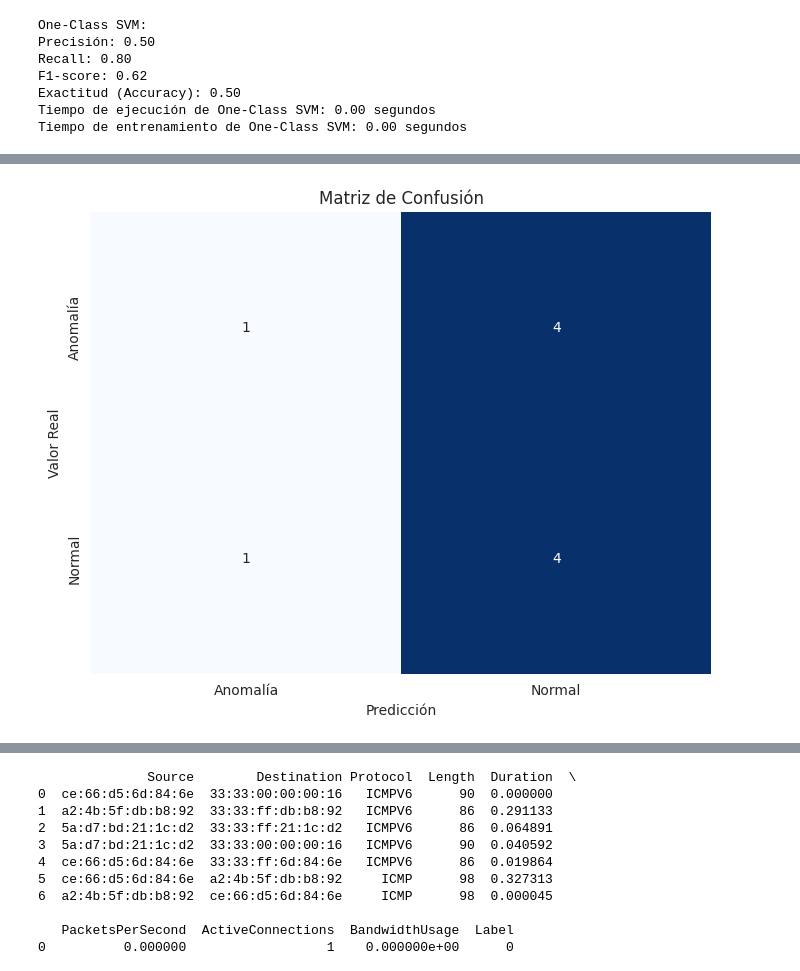
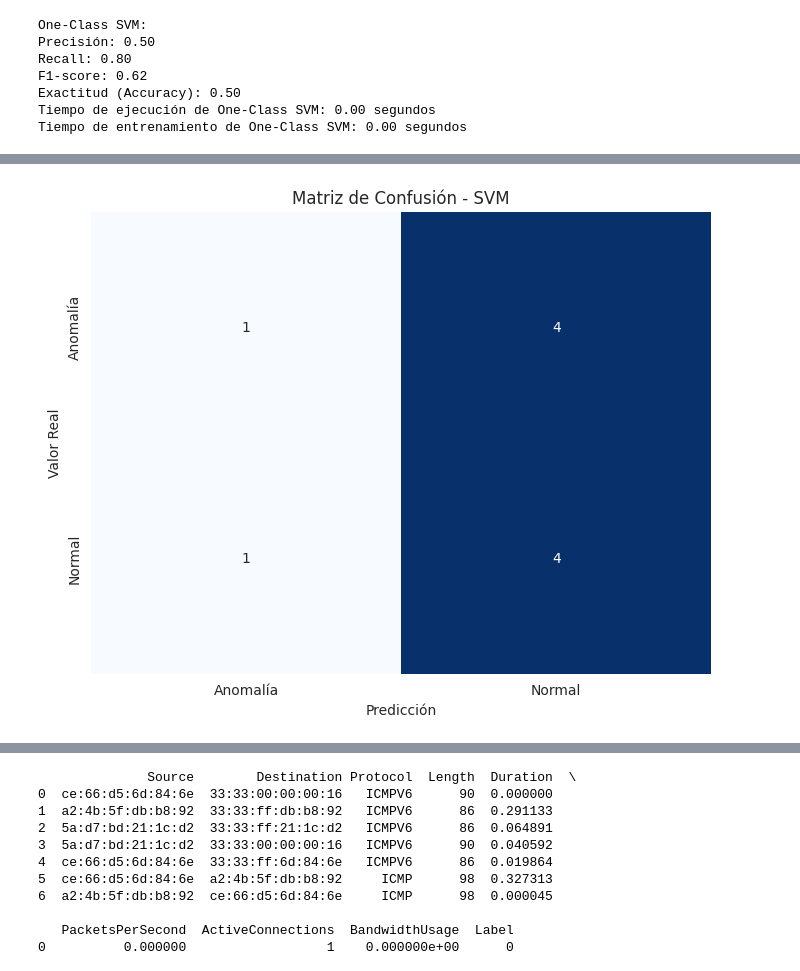
Before and after one commit to David32443/Simulacion_AlgoritmosML, a Jupyter notebook: analisis.ipynb, the cells around one changed output, grey strips where cells are left out. Cells and saved outputs as stored; diff of their text form; code cells hidden in the pictures.

```diff
--- a/analisis.ipynb
+++ b/analisis.ipynb
@@ -883,19 +883,19 @@ Tiempo de ejecución: 0.00 segundos
 # %%
 from sklearn.metrics import confusion_matrix
 
 # Calcular la matriz de confusión
 cm = confusion_matrix(y_test, svm_predictions_binary)
 
 # Visualizar la matriz de confusión como un mapa de calor
 plt.figure(figsize=(8, 6))
 sns.heatmap(cm, annot=True, cmap='Blues', fmt='d', cbar=False,
             xticklabels=['Anomalía', 'Normal'], yticklabels=['Anomalía', 'Normal'])
-plt.title('Matriz de Confusión')
+plt.title('Matriz de Confusión - SVM')
 plt.xlabel('Predicción')
 plt.ylabel('Valor Real')
 plt.show()
 # %% [output]
-[figure, old version]
+[figure, new version]
 # %%
 from sklearn.datasets import make_blobs  # librería para generar datos sintéticos
 from sklearn.svm import OneClassSVM # librería para One-Class SVM
```
Also changed, not shown: parts of 10 cells of this notebook.
